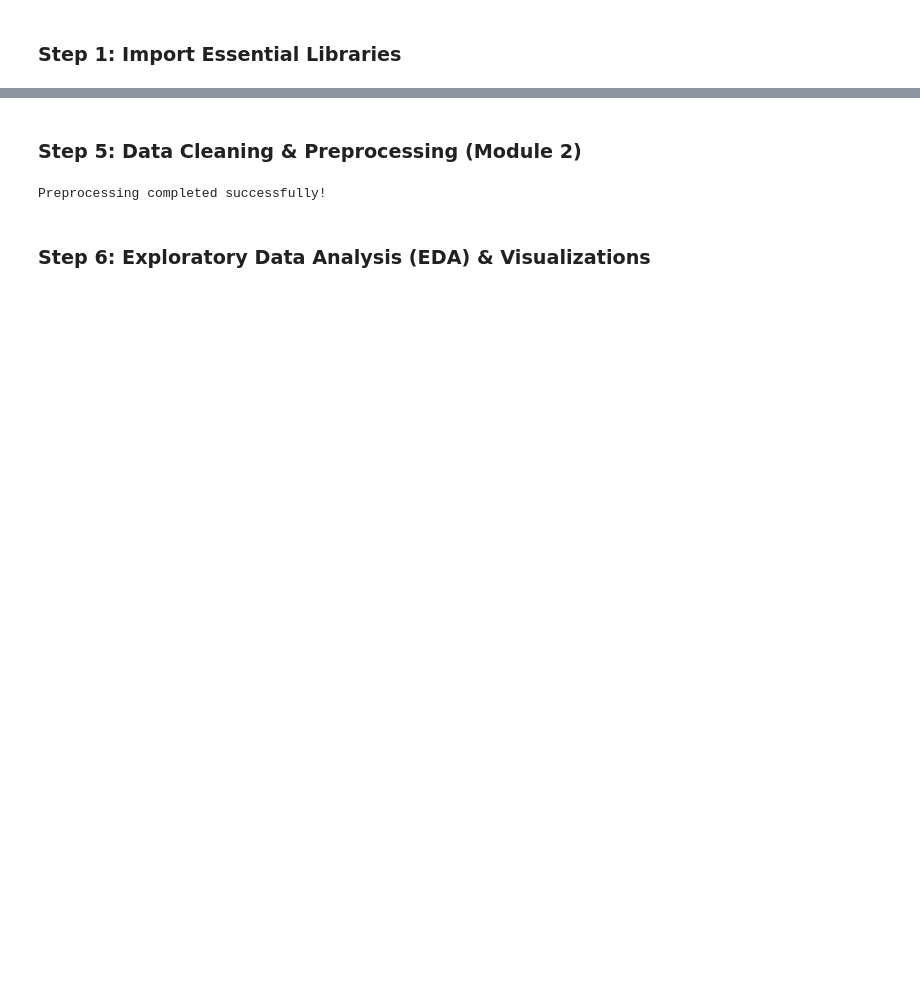
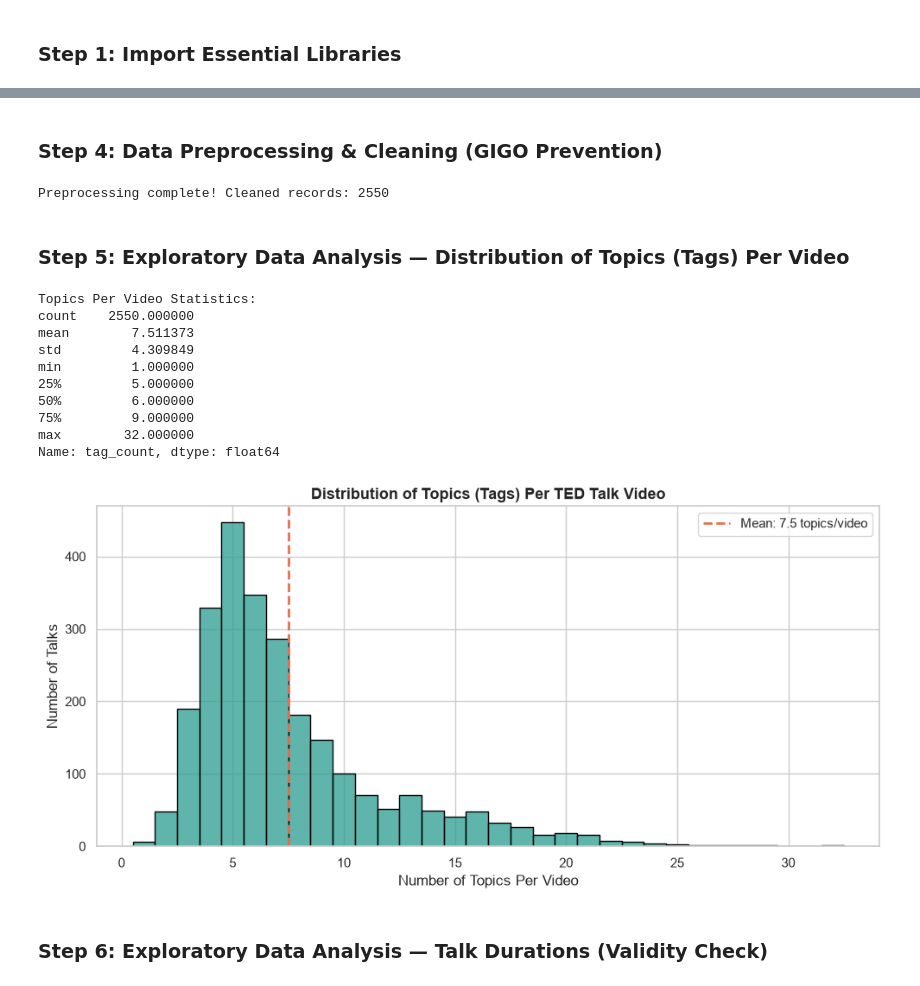
Before and after one commit to shaheed3515/ted-talks-recommendation-system, a Jupyter notebook: notebooks/01_data_preprocessing.ipynb, the cells around one changed output, grey strips where cells are left out. Cells and saved outputs as stored; diff of their text form; code cells hidden in the pictures; blank space fills up the shorter version.

```diff
--- a/notebooks/01_data_preprocessing.ipynb
+++ b/notebooks/01_data_preprocessing.ipynb
@@ -80,13 +58,12 @@ Talks missing transcripts: 86
 # %% [markdown]
-### Step 5: Data Cleaning & Preprocessing (Module 2)
+### Step 4: Data Preprocessing & Cleaning (GIGO Prevention)
 # %%
 def clean_text(text):
     if not isinstance(text, str) or pd.isna(text):
         return ""
-    # Remove audience cues like (Laughter), (Applause)
+    # Strip audience cues: (Laughter), (Applause)
     text = re.sub(r'\([A-Za-z\s]+\)', ' ', text)
     text = re.sub(r'\[[A-Za-z\s]+\]', ' ', text)
-    # Lowercase & strip non-alphanumeric
     text = text.lower()
     text = re.sub(r'[^a-z0-9\s]', ' ', text)
     return re.sub(r'\s+', ' ', text).strip()
@@ -96,32 +73,66 @@ def parse_tags(tags_str):
         return []
     try:
         parsed = ast.literal_eval(tags_str)
-        return [str(t).strip().lower() for t in parsed] if isinstance(parsed, list) else [str(parsed).lower()]
+        return [str(t).strip().lower() for t in parsed] if isinstance(parsed, list) else []
     except:
         return []
 
-# Clean descriptions and transcripts
-merged_df['clean_description'] = merged_df['description'].fillna('').apply(clean_text)
-merged_df['clean_transcript'] = merged_df['transcript'].fillna('').apply(clean_text)
-merged_df['tags_list'] = merged_df['tags'].apply(parse_tags)
-merged_df['tags_string'] = merged_df['tags_list'].apply(lambda x: ' '.join(x))
+# Deduplicate
+clean_df = merged_df.drop_duplicates(subset=['url']).copy()
 
-# Calculate lengths and dates
-merged_df['duration_minutes'] = (merged_df['duration'] / 60.0).round(2)
-merged_df['transcript_word_count'] = merged_df['clean_transcript'].apply(lambda x: len(x.split()) if x else 0)
-merged_df['published_datetime'] = pd.to_datetime(merged_df['published_date'], unit='s', errors='coerce')
+# Handle missing values
+clean_df['speaker_occupation'] = clean_df['speaker_occupation'].fillna('Unknown')
+clean_df['clean_description'] = clean_df['description'].fillna('').apply(clean_text)
+# Impute missing transcripts with descriptions
+clean_df['clean_transcript'] = clean_df['transcript'].fillna(clean_df['description']).apply(clean_text)
 
-# Create combined content feature for recommendation modeling
-merged_df['combined_content'] = (
-    merged_df['title'].astype(str) + ' ' +
-    merged_df['main_speaker'].astype(str) + ' ' +
-    merged_df['tags_string'] + ' ' +
-    merged_df['clean_description'] + ' ' +
-    merged_df['clean_transcript'].apply(lambda x: ' '.join(x.split()[:500]))
+# Parse tags & metadata
+clean_df['tags_list'] = clean_df['tags'].apply(parse_tags)
+clean_df['tag_count'] = clean_df['tags_list'].apply(len)
+clean_df['tags_string'] = clean_df['tags_list'].apply(lambda x: ' '.join(x))
+
+# Duration in minutes & word counts
+clean_df['duration_minutes'] = (clean_df['duration'] / 60.0).round(2)
+clean_df['transcript_word_count'] = clean_df['clean_transcript'].apply(lambda x: len(x.split()) if x else 0)
+
+# Synthesize combined content DNA for recommendation models
+clean_df['combined_content'] = (
+    clean_df['title'].astype(str) + ' ' +
+    clean_df['main_speaker'].astype(str) + ' ' +
+    clean_df['tags_string'] + ' ' +
+    clean_df['clean_description'] + ' ' +
+    clean_df['clean_transcript'].apply(lambda x: ' '.join(x.split()[:500]))
 )
 
-print("Preprocessing completed successfully!")
+print(f"Preprocessing complete! Cleaned records: {len(clean_df)}")
 # %% [output]
-Preprocessing completed successfully!
+Preprocessing complete! Cleaned records: 2550
+# %% [markdown]
+### Step 5: Exploratory Data Analysis — Distribution of Topics (Tags) Per Video
+# %%
+print("Topics Per Video Statistics:")
+print(clean_df['tag_count'].describe())
+
+plt.figure(figsize=(10, 5))
+sns.histplot(clean_df['tag_count'], bins=25, discrete=True, color='#2a9d8f', edgecolor='black')
+plt.axvline(clean_df['tag_count'].mean(), color='#e76f51', linestyle='--', linewidth=2, label=f"Mean: {clean_df['tag_count'].mean():.1f} topics/video")
+plt.title("Distribution of Topics (Tags) Per TED Talk Video", fontsize=13, weight='bold')
+plt.xlabel("Number of Topics Per Video")
+plt.ylabel("Number of Talks")
+plt.legend()
+plt.tight_layout()
+plt.show()
+# %% [output]
+Topics Per Video Statistics:
+count    2550.000000
+mean        7.511373
+std         4.309849
+min         1.000000
+25%         5.000000
+50%         6.000000
+75%         9.000000
+max        32.000000
+Name: tag_count, dtype: float64
+[figure, added]
 # %% [markdown]
-### Step 6: Exploratory Data Analysis (EDA) & Visualizations
+### Step 6: Exploratory Data Analysis — Talk Durations (Validity Check)
```
Also changed, not shown: parts of 15 cells of this notebook.
